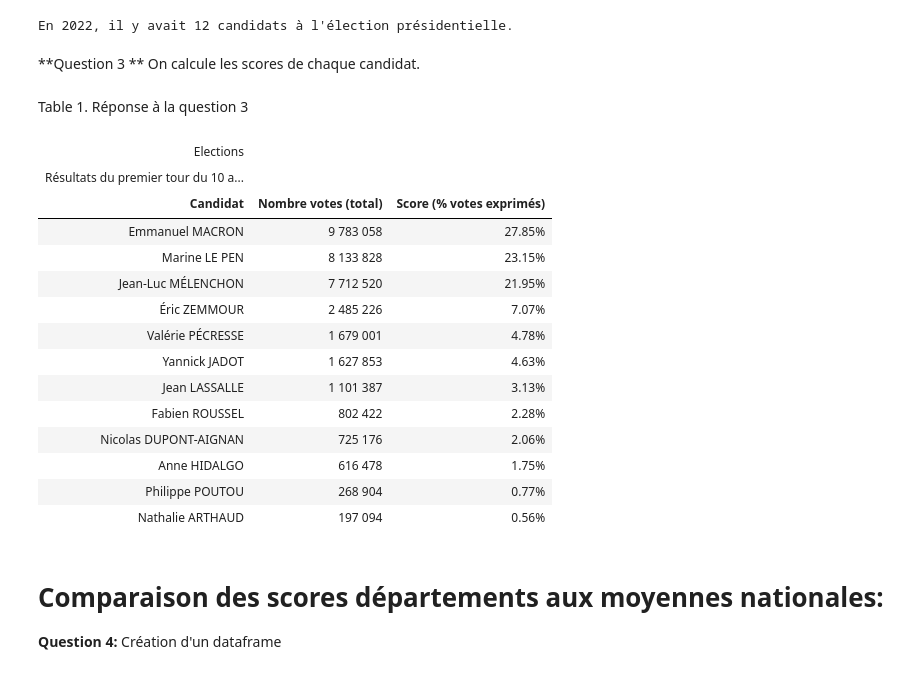
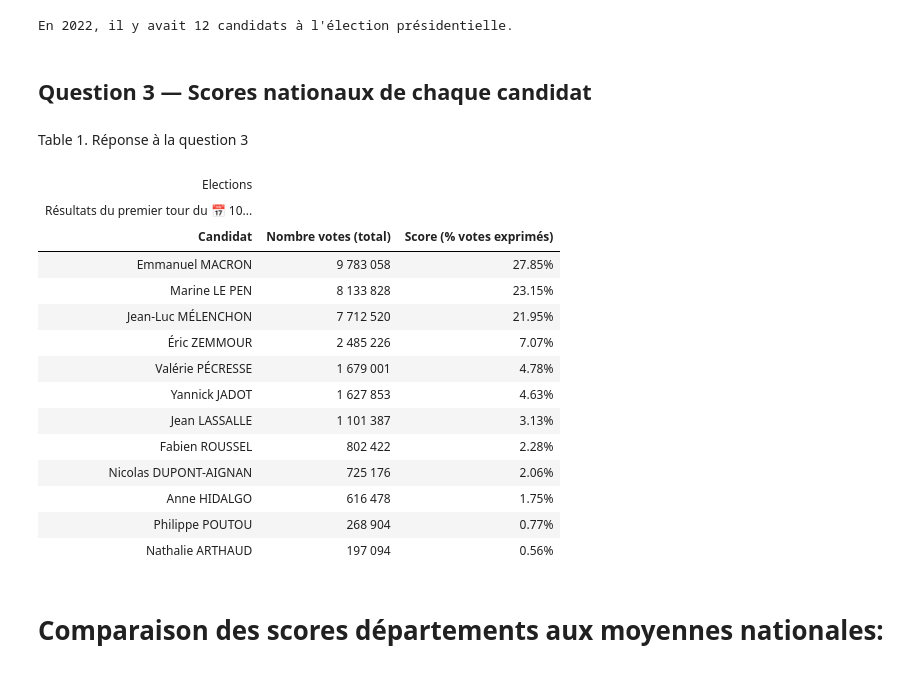
Before and after one commit to TeodoraHub/DM_python, a Jupyter notebook: DM_pythonDMR.ipynb, the cells around one changed output. Drawn from its saved outputs; the diff is of its cells as text; code cells hidden in the pictures.

```diff
--- a/DM_pythonDMR.ipynb
+++ b/DM_pythonDMR.ipynb
@@ -36,0 +29,12 @@ Requirement already satisfied: zipp>=3.20 in /opt/python/lib/python3.13/site-pac
+# %%
+import pandas as pd
+import numpy as np
+import matplotlib.pyplot as plt
+import matplotlib.colors as mcolors
+import geopandas as gpd
+from great_tables import GT, style, loc, vals
+from great_tables.data import islands
+
+# Affichage complet des colonnes
+pd.set_option('display.max_columns', None)
+pd.set_option('display.float_format', '{:.2f}'.format)
@@ -41,3 +78,7 @@ Requirement already satisfied: zipp>=3.20 in /opt/python/lib/python3.13/site-pac
+# %%
+df["code_departement"] = df["code_departement"].replace({
+    "fr_etranger": "99"
+})
 # %%
 # Construction du vrai code commune (département + commune sur 3 chiffres)
 df['code_commune'] = (
@@ -86,9 +127,8 @@ candidats = df[~df['nom'].isin(['abstentions', 'blancs', 'nuls'])]['candidat'].n
 print(f"En 2022, il y avait {candidats} candidats à l'élection présidentielle.")
 # %% [output]
 En 2022, il y avait 12 candidats à l'élection présidentielle.
-# %% [markdown]
-**Question 3 **
-On calcule les scores de chaque candidat.
+# %% [markdown]
+## Question 3 — Scores nationaux de chaque candidat
 # %%
 # On crée une table avec uniquement les vrais candidats
 df_candidats = df[~df['nom'].isin(['abstentions', 'blancs', 'nuls'])].copy()
@@ -100,33 +140,33 @@ votes= df_candidats.groupby('candidat', as_index=False)['voix'].sum()
 total_exprimes = df_candidats['voix'].sum()
 #total_exprimes
 #On calcule le score et on affiche l'ensemble
-votes['score'] = votes['voix'] / total_exprimes
+votes['score_national'] = votes['voix'] / total_exprimes
 #votes
 # %% [markdown]
 Table 1. Réponse à la question 3
 # %%
 from great_tables import GT, style, loc
 # Copie pour l'affichage
 table_votes = votes.sort_values('voix', ascending=False).copy()
 table_votes['voix'] = table_votes['voix'].apply(lambda x: f"{x:,}".replace(',', ' '))
-table_votes['score'] = table_votes['score'].apply(lambda x: f"{x:.2%}")
+table_votes['score_national'] = table_votes['score_national'].apply(lambda x: f"{x:.2%}")
 
 
 display(
     GT(table_votes)
     .tab_header(
         title="Elections ",
-        subtitle="Résultats du premier tour du 10 avril 2022"
+        subtitle="Résultats du premier tour du 📅 10 avril 2022"
     )
     .cols_label(
         candidat="Candidat",
         voix="Nombre votes (total)",
-        score="Score (% votes exprimés)"
+        score_national="Score (% votes exprimés)"
     )
 )
 # %% [output]
 | Elections |  |  |
-| Résultats du premier tour du 10 a... |  |  |
+| Résultats du premier tour du 📅 10... |  |  |
 | Candidat | Nombre votes (total) | Score (% votes exprimés) |
 | Emmanuel MACRON | 9 783 058 | 27.85% |
 | Marine LE PEN | 8 133 828 | 23.15% |
@@ -142,5 +182,3 @@ display(
 | Nathalie ARTHAUD | 197 094 | 0.56% |
 # %% [markdown]
 # Comparaison des scores départements aux moyennes nationales:
- **Question 4:**
-  Création d'un dataframe
```
Also changed, not shown: parts of 20 cells of this notebook.
